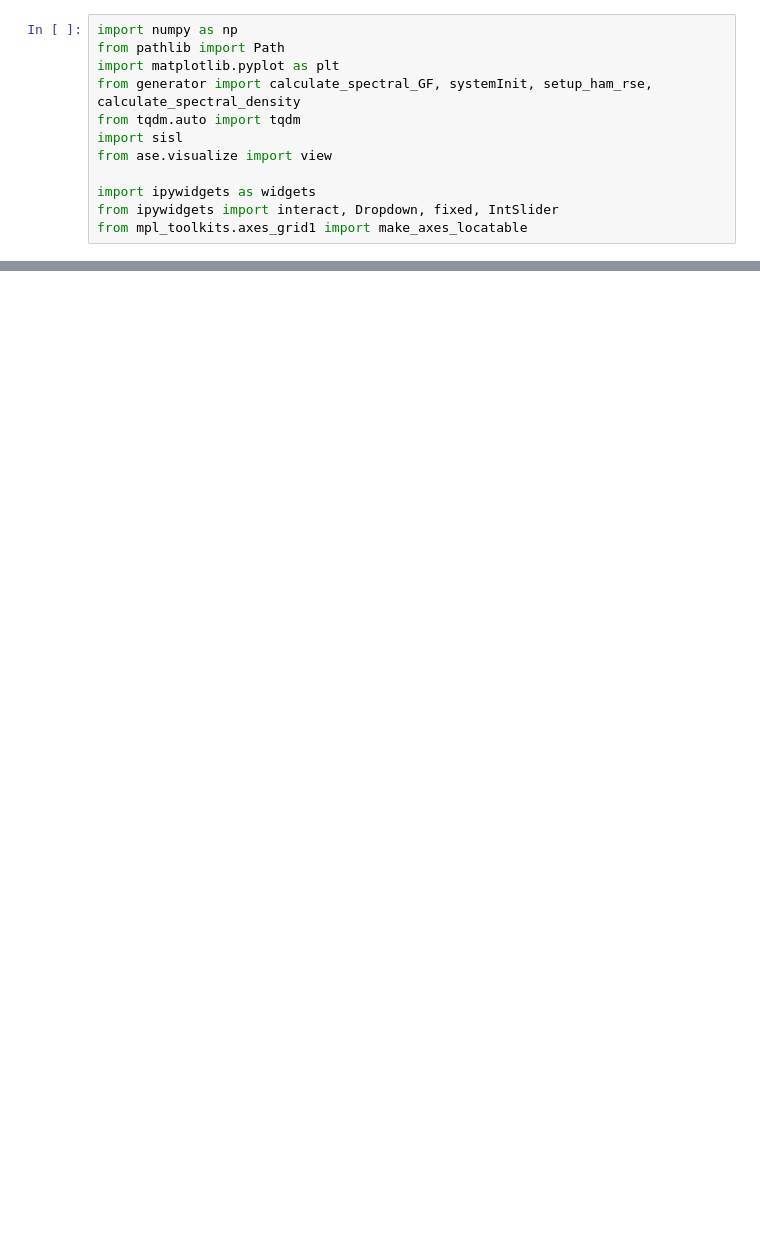
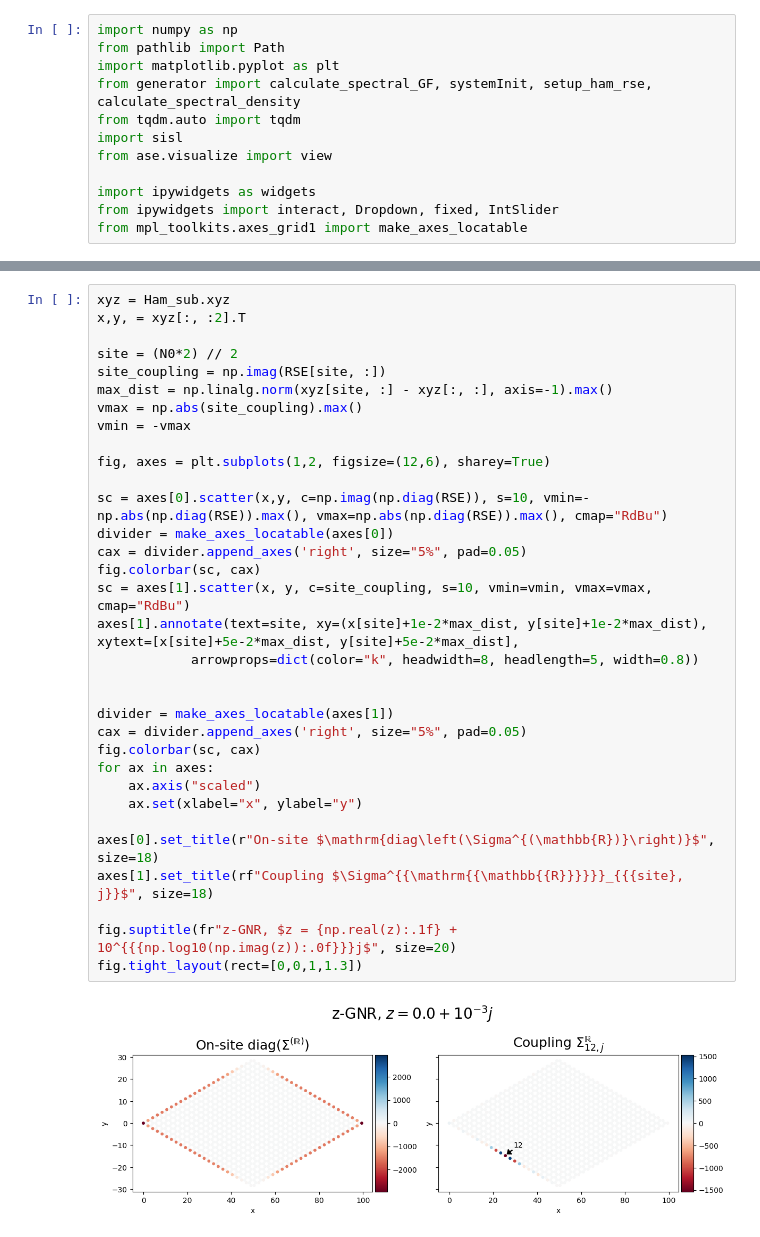
Before and after one commit to BastianValhoj/QTM-ML, a Jupyter notebook: scripts/develop_rse_armchair-zigzag.ipynb, the cells around one changed output, grey strips where cells are left out. Drawn from its saved outputs; the diff is of its cells as text; blank space fills up the shorter version.

```diff
--- a/scripts/develop_rse_armchair-zigzag.ipynb
+++ b/scripts/develop_rse_armchair-zigzag.ipynb
@@ -148,0 +250,35 @@ for key in cmaps_listed.keys():
+# %%
+xyz = Ham_sub.xyz
+x,y, = xyz[:, :2].T
+
+site = (N0*2) // 2
+site_coupling = np.imag(RSE[site, :])
+max_dist = np.linalg.norm(xyz[site, :] - xyz[:, :], axis=-1).max()
+vmax = np.abs(site_coupling).max()
+vmin = -vmax
+
+fig, axes = plt.subplots(1,2, figsize=(12,6), sharey=True)
+
+sc = axes[0].scatter(x,y, c=np.imag(np.diag(RSE)), s=10, vmin=-np.abs(np.diag(RSE)).max(), vmax=np.abs(np.diag(RSE)).max(), cmap="RdBu")
+divider = make_axes_locatable(axes[0])
+cax = divider.append_axes('right', size="5%", pad=0.05)
+fig.colorbar(sc, cax)
+sc = axes[1].scatter(x, y, c=site_coupling, s=10, vmin=vmin, vmax=vmax, cmap="RdBu")
+axes[1].annotate(text=site, xy=(x[site]+1e-2*max_dist, y[site]+1e-2*max_dist), xytext=[x[site]+5e-2*max_dist, y[site]+5e-2*max_dist],
+            arrowprops=dict(color="k", headwidth=8, headlength=5, width=0.8))
+
+
+divider = make_axes_locatable(axes[1])
+cax = divider.append_axes('right', size="5%", pad=0.05)
+fig.colorbar(sc, cax)
+for ax in axes:
+    ax.axis("scaled")
+    ax.set(xlabel="x", ylabel="y")
+
+axes[0].set_title(r"On-site $\mathrm{diag\left(\Sigma^{(\mathbb{R})}\right)}$", size=18)
+axes[1].set_title(rf"Coupling $\Sigma^{{\mathrm{{\mathbb{{R}}}}}}_{{{site}, j}}$", size=18)
+
+fig.suptitle(fr"z-GNR, $z = {np.real(z):.1f} + 10^{{{np.log10(np.imag(z)):.0f}}}j$", size=20)
+fig.tight_layout(rect=[0,0,1,1.3])
+# %% [output]
+[figure, added]
```
Also changed, not shown: parts of 13 cells of this notebook, 1 other file.
